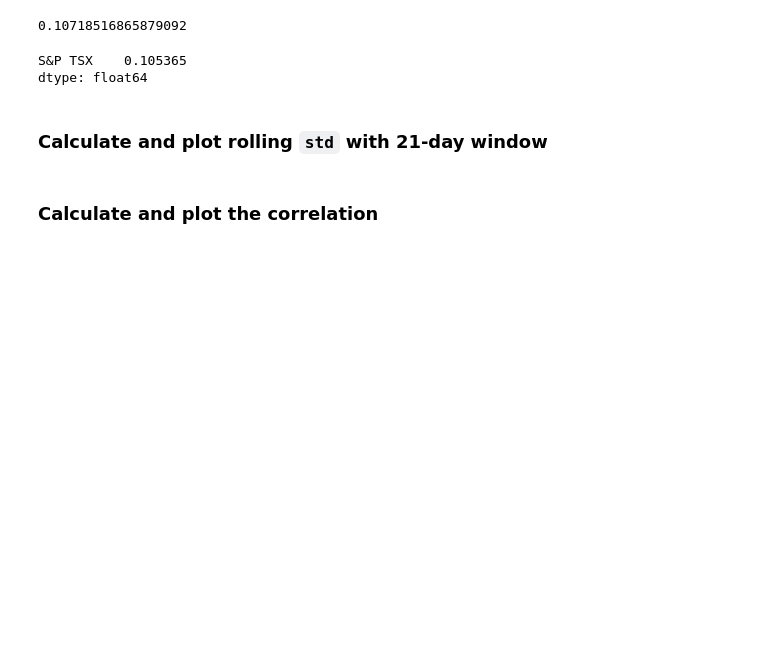
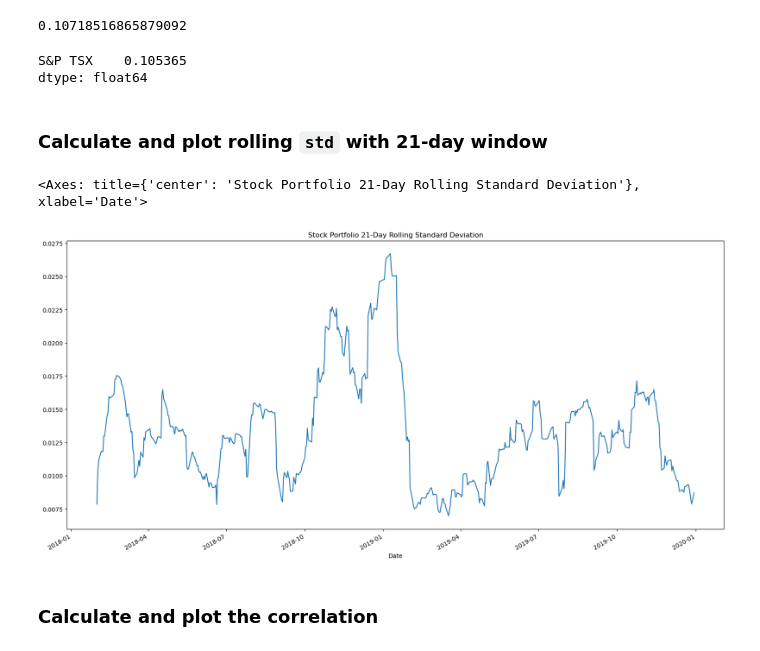
Before and after one commit to sophiepearldgn/Module-4, a Jupyter notebook: whale_analysis.ipynb, the cells around one changed output. Saved outputs shown, nothing was run; the diff lists cells and outputs as text; code cells hidden in the pictures; blank space fills up the shorter version.

```diff
--- a/whale_analysis.ipynb
+++ b/whale_analysis.ipynb
@@ -1033,3 +1033,12 @@ dtype: float64
+# %%
+# Calculate rolling standard deviation
+stock_portfolio_return.rolling(window=21).std()
+
+# Plot rolling standard deviation
+stock_portfolio_return.rolling(window=21).std().plot(figsize=(20,10), title="Stock Portfolio 21-Day Rolling Standard Deviation")
+# %% [output]
+<Axes: title={'center': 'Stock Portfolio 21-Day Rolling Standard Deviation'}, xlabel='Date'>
+[figure, added]
 # %%
 # Calculate the rolling standard deviation for all portfolios using a 21-day window
 whale_portfolio_returns.rolling(window=21).std().plot(figsize=(20,10), title="Whale 21-Day Rolling Standard Deviation")
```
Also changed, not shown: parts of 13 cells of this notebook.
